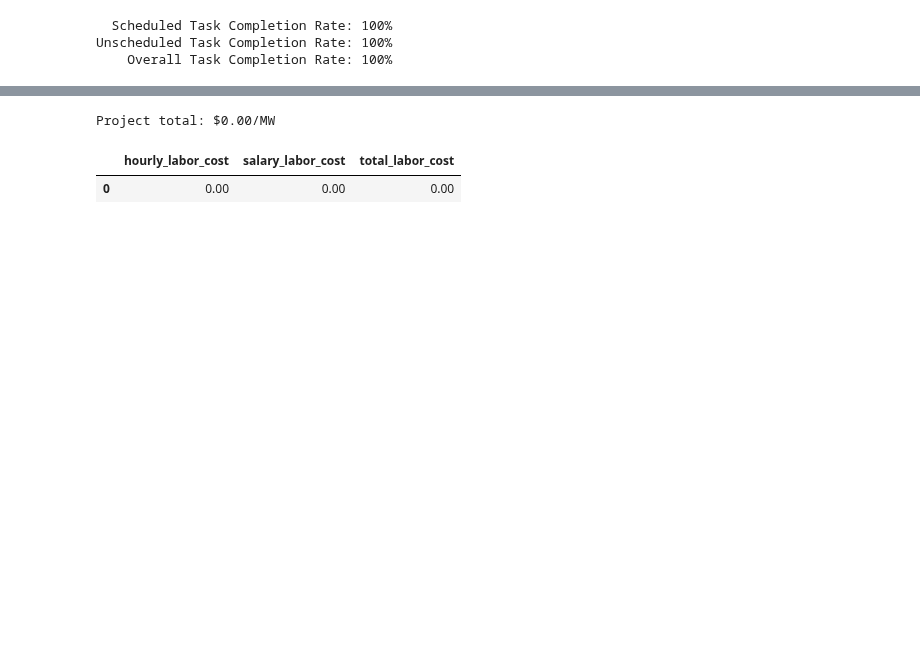
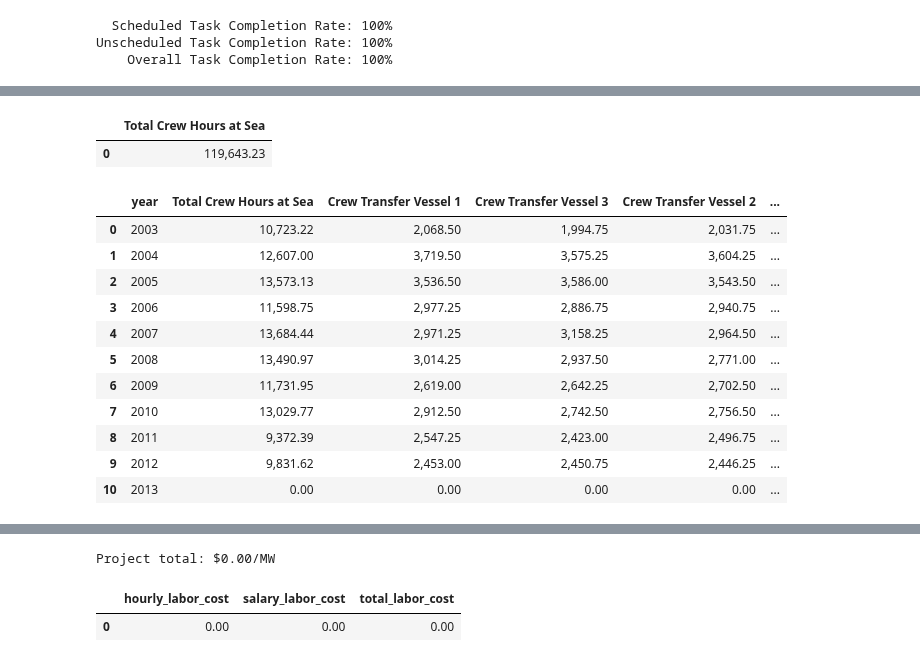
Before and after one commit to WISDEM/WOMBAT, a Jupyter notebook: docs/jupyter_execute/examples/metrics_demonstration.ipynb, the cells around one changed output, grey strips where cells are left out. Cells and saved outputs as stored; diff of their text form; code cells hidden in the pictures; blank space fills up the shorter version.

```diff
--- a/docs/jupyter_execute/examples/metrics_demonstration.ipynb
+++ b/docs/jupyter_execute/examples/metrics_demonstration.ipynb
@@ -421,0 +471,22 @@ total
+# %%
+# Project total, not broken out by vessel
+metrics.vessel_crew_hours_at_sea(frequency="project", by_equipment=False)
+# %% [output]
+|  | Total Crew Hours at Sea |
+| 0 | 119,643.23 |
+# %%
+# Annual project totals, broken out by vessel
+metrics.vessel_crew_hours_at_sea(frequency="annual", by_equipment=True)
+# %% [output]
+|  | year | Total Crew Hours at Sea | Crew Transfer Vessel 1 | Crew Transfer Vessel 3 | Crew Transfer Vessel 2 | ... |
+| 0 | 2003 | 10,723.22 | 2,068.50 | 1,994.75 | 2,031.75 | ... |
+| 1 | 2004 | 12,607.00 | 3,719.50 | 3,575.25 | 3,604.25 | ... |
+| 2 | 2005 | 13,573.13 | 3,536.50 | 3,586.00 | 3,543.50 | ... |
+| 3 | 2006 | 11,598.75 | 2,977.25 | 2,886.75 | 2,940.75 | ... |
+| 4 | 2007 | 13,684.44 | 2,971.25 | 3,158.25 | 2,964.50 | ... |
+| 5 | 2008 | 13,490.97 | 3,014.25 | 2,937.50 | 2,771.00 | ... |
+| 6 | 2009 | 11,731.95 | 2,619.00 | 2,642.25 | 2,702.50 | ... |
+| 7 | 2010 | 13,029.77 | 2,912.50 | 2,742.50 | 2,756.50 | ... |
+| 8 | 2011 | 9,372.39 | 2,547.25 | 2,423.00 | 2,496.75 | ... |
+| 9 | 2012 | 9,831.62 | 2,453.00 | 2,450.75 | 2,446.25 | ... |
+| 10 | 2013 | 0.00 | 0.00 | 0.00 | 0.00 | ... |
```
Also changed, not shown: parts of 69 cells of this notebook, 9 other files.
